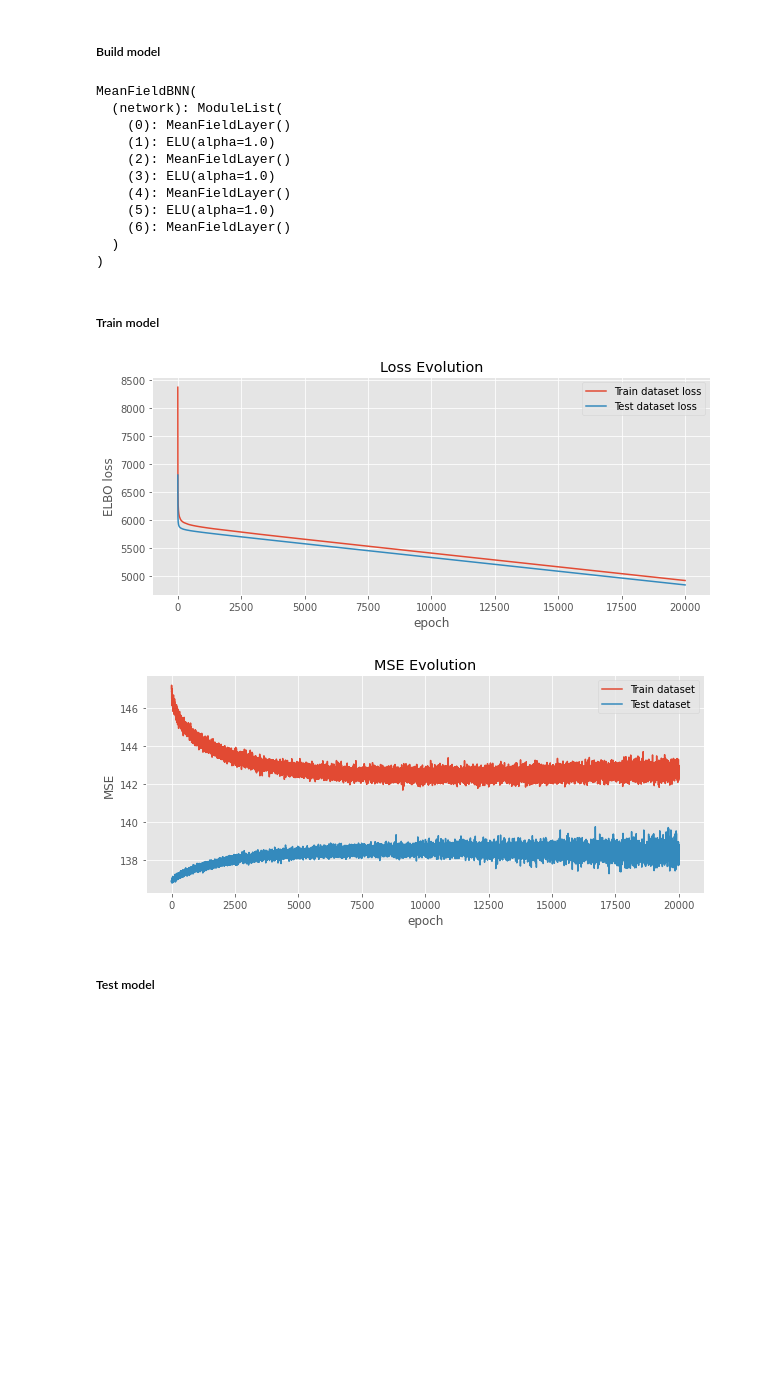
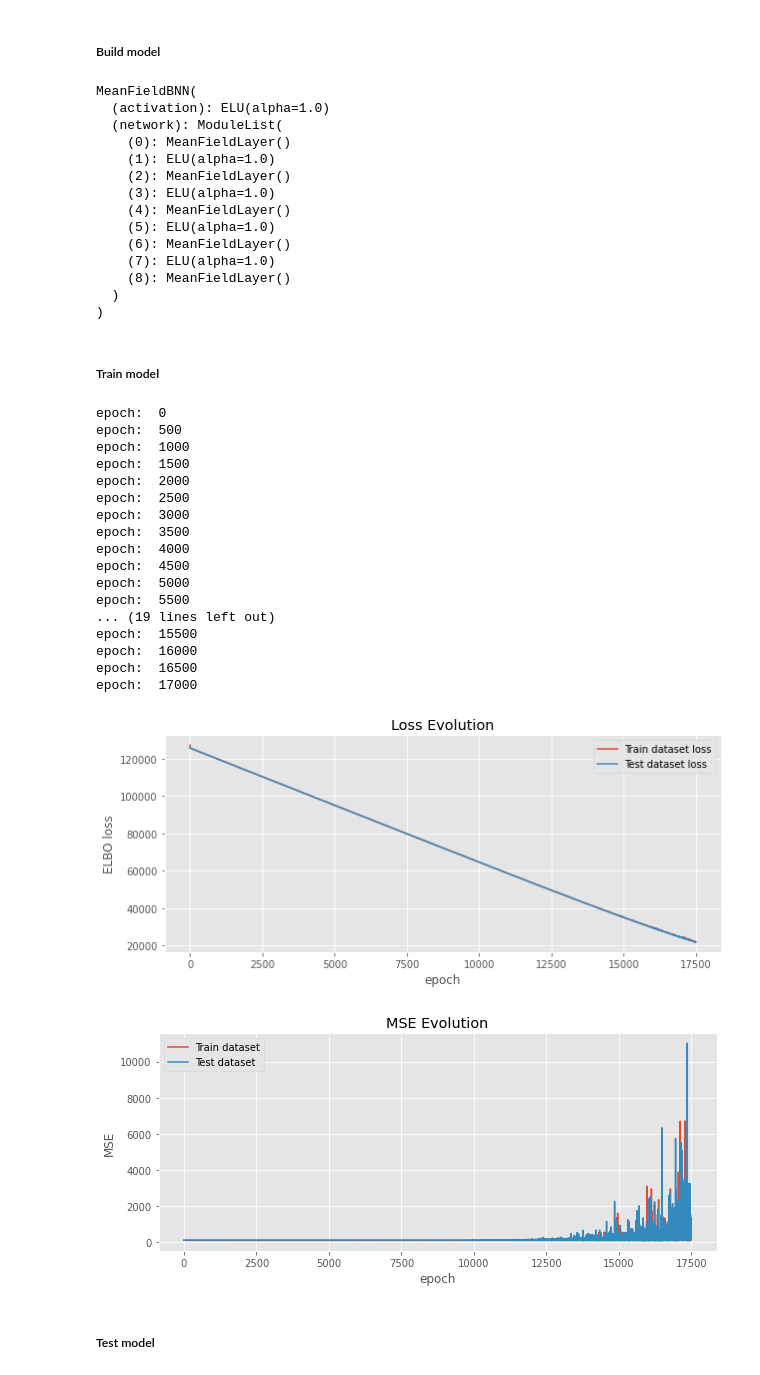
Before and after one commit to Sheev13/bnn-mean-field-vi, a Jupyter notebook: toy_regression.ipynb, the cells around one changed output. Saved outputs shown, nothing was run; the diff lists cells and outputs as text; code cells hidden in the pictures; blank space fills up the shorter version.

```diff
--- a/toy_regression.ipynb
+++ b/toy_regression.ipynb
@@ -154,7 +154,7 @@ plt.show()
 class MeanFieldLayer(nn.Module):
     """Represents a mean-field Gaussian distribution over each layer of the network."""
 
-    def __init__(self, input_dim, output_dim, init_var=1e-3):
+    def __init__(self, input_dim, output_dim, init_var=1e-4):
         super(MeanFieldLayer, self).__init__()
         self.input_dim = input_dim
         self.output_dim = output_dim
@@ -169,7 +169,7 @@ class MeanFieldLayer(nn.Module):
         self.w_mu_q = nn.Parameter(torch.zeros(input_dim, output_dim), requires_grad=True)
         self.w_log_var_q = nn.Parameter(
             torch.ones(input_dim, output_dim) * torch.log(torch.tensor(init_var)), requires_grad=True
-        )   # why this initialisation?
+        )
         self.b_mu_q = nn.Parameter(torch.zeros(output_dim), requires_grad=True)
         self.b_log_var_q = nn.Parameter(
             torch.ones(output_dim) * torch.log(torch.tensor(init_var)), requires_grad=True
@@ -213,7 +213,7 @@ class MeanFieldLayer(nn.Module):
         num_samples = x.shape[0]
         # rsample carries out reparameterisation trick for us
         weights = self.q_w().rsample((num_samples,))  # (num_samples, input_dim, output_dim).
-        biases = self.q_b().rsample((num_samples,)).unsqueeze(1).repeat(1, 1, 1)  # (num_samples, batch_size, output_dim)
+        biases = self.q_b().rsample((num_samples,)).unsqueeze(1)  # (num_samples, batch_size, output_dim)
         return x @ weights + biases # (num_samples, batch_size, output_dim).
 
 
@@ -231,7 +231,7 @@ class MeanFieldBNN(nn.Module):
         input_dim,
         hidden_dims,
         output_dim,
-        activation=nn.ELU,
+        activation=nn.ELU(),
         noise_std=1.0,
         num_samples=1
     ):
@@ -247,7 +247,7 @@ class MeanFieldBNN(nn.Module):
         for i in range(len(hidden_dims) + 1):
             if i == 0:
                 self.network.append(MeanFieldLayer(self.input_dim, self.hidden_dims[i]))
-                self.network.append(self.activation())
+                self.network.append(self.activation)
             elif i == len(hidden_dims):
                 self.network.append(
                     MeanFieldLayer(self.hidden_dims[i - 1], self.output_dim)
@@ -256,7 +256,7 @@ class MeanFieldBNN(nn.Module):
                 self.network.append(
                     MeanFieldLayer(self.hidden_dims[i - 1], self.hidden_dims[i])
                 )
-                self.network.append(self.activation())
+                self.network.append(self.activation)
 
     def forward(self, x):
         """Propagate the inputs through the network using num_samples weights.
@@ -271,8 +271,10 @@ class MeanFieldBNN(nn.Module):
         x = torch.unsqueeze(x, 0).repeat(self.num_samples, 1, 1)
 
         # Propagate x through network
-        for layer in self.network:
+        for i, layer in enumerate(self.network):
             x = layer(x)
+            # if i < len(self.network) - 1:
+            #     x = self.activation(x)
 
         assert len(x.shape) == 3, "x.shape must be (num_samples, batch_size, output_dim)"
         assert x.shape[-1] == self.output_dim
@@ -282,7 +284,7 @@ class MeanFieldBNN(nn.Module):
     def ll(self, y_obs, y_pred):
         """Computes the log likelihood of the outputs of self.forward(x)"""
         l = torch.distributions.normal.Normal(y_pred, self.noise_std)
-        return l.log_prob(y_obs.unsqueeze(0)).mean(2).sum(1)
+        return l.log_prob(y_obs.unsqueeze(0).repeat(self.num_samples, 1, 1)).mean(0).sum(0).squeeze()
 
     def kl(self):
         """Computes the KL divergence between the approximate posterior and the prior for the network."""
@@ -291,20 +293,23 @@ class MeanFieldBNN(nn.Module):
     def loss(self, y_pred, y):
         """Computes the ELBO and returns its negative"""
 
-        exp_ll = self.ll(y, y_pred).mean()
+        exp_ll = self.ll(y, y_pred)
+        # print('expll', exp_ll.shape)
         kl = self.kl()
+        # print('kl', kl.shape)
 
         return kl - exp_ll
 # %%
-bnn_model = MeanFieldBNN(1, [30, 30, 30], 1, num_samples=1)
+bnn_model = MeanFieldBNN(1, [100, 100, 100, 100], 1, num_samples=1)
 print(bnn_model)
 
 opt = torch.optim.SGD(
     bnn_model.parameters(),
-    lr = 0.0001
+    lr = 0.0008
 )
 # %% [output]
 MeanFieldBNN(
+  (activation): ELU(alpha=1.0)
   (network): ModuleList(
     (0): MeanFieldLayer()
     (1): ELU(alpha=1.0)
@@ -313,6 +318,8 @@ MeanFieldBNN(
     (4): MeanFieldLayer()
     (5): ELU(alpha=1.0)
     (6): MeanFieldLayer()
+    (7): ELU(alpha=1.0)
+    (8): MeanFieldLayer()
   )
 )
 # %% [markdown]
@@ -325,39 +332,58 @@ tr_mse_loss_evo = []
 te_mse_loss_evo = []
 aux_loss = nn.MSELoss()
 
-for _ in range(20000):  # epochs
+for epoch in range(17500):  # epochs
+    if epoch % 500 == 0:
+        print('epoch: ', epoch)
     bnn_model.zero_grad()
 
     y_tr_pred = bnn_model(x_tr)
     l = bnn_model.loss(y_tr_pred, y_tr)
     tr_loss_evo.append(l.item())
     tr_mse_loss_evo.append(aux_loss(y_tr_pred, y_tr.unsqueeze(0)).item())
 
     y_te_pred = bnn_model(x_te)
     te_loss_evo.append(bnn_model.loss(y_te_pred, y_te).item())
     te_mse_loss_evo.append(aux_loss(y_te_pred, y_te.unsqueeze(0)).item())
 
     l.backward()
     opt.step()
 
 plt.plot(tr_loss_evo, label='Train dataset loss')
 plt.plot(te_loss_evo, label='Test dataset loss')
 plt.ylabel('ELBO loss')
 plt.xlabel('epoch')
 plt.legend()
 plt.title('Loss Evolution')
 plt.show()
 
 plt.plot(tr_mse_loss_evo, label='Train dataset')
 plt.plot(te_mse_loss_evo, label='Test dataset')
 plt.ylabel('MSE')
 plt.xlabel('epoch')
 plt.legend()
 plt.title('MSE Evolution')
 plt.show()
 # %% [output]
+epoch:  0
+epoch:  500
+epoch:  1000
+epoch:  1500
+epoch:  2000
+epoch:  2500
+epoch:  3000
+epoch:  3500
+epoch:  4000
+epoch:  4500
+epoch:  5000
+epoch:  5500
+... (19 lines left out)
+epoch:  15500
+epoch:  16000
+epoch:  16500
+epoch:  17000
-[figure, old version]
+[figure, new version]
-[figure, old version]
+[figure, new version]
 # %% [markdown]
 ##### Test model
 # %%
```
Also changed, not shown: parts of 5 cells of this notebook.
